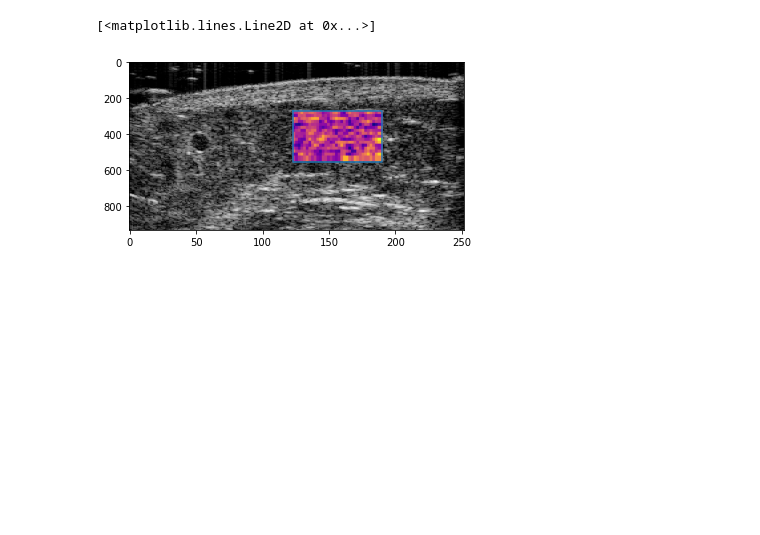
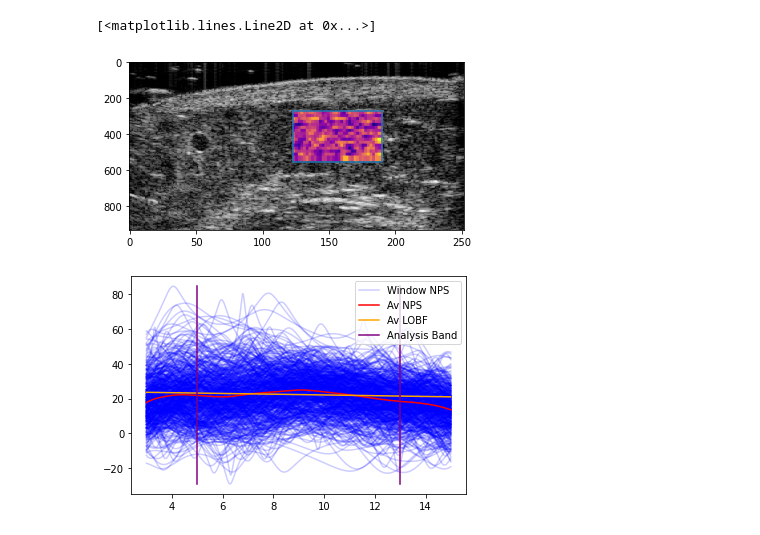
Before and after one commit to azifan/Qultra, a Jupyter notebook: CLI-Demos/terasonUtc.ipynb, the cells around one changed output. Saved outputs shown, nothing was run; the diff lists cells and outputs as text; code cells hidden in the pictures; blank space fills up the shorter version.

```diff
--- a/CLI-Demos/terasonUtc.ipynb
+++ b/CLI-Demos/terasonUtc.ipynb
@@ -111,3 +111,7 @@ plt.plot(spectralData.splineX, spectralData.splineY)
 # %% [output]
 [<matplotlib.lines.Line2D at 0x...>]
 [figure]
+# %%
+spectralData.plotPsData()
+# %% [output]
+[figure, added]
```
Also changed, not shown: 3 other files.
